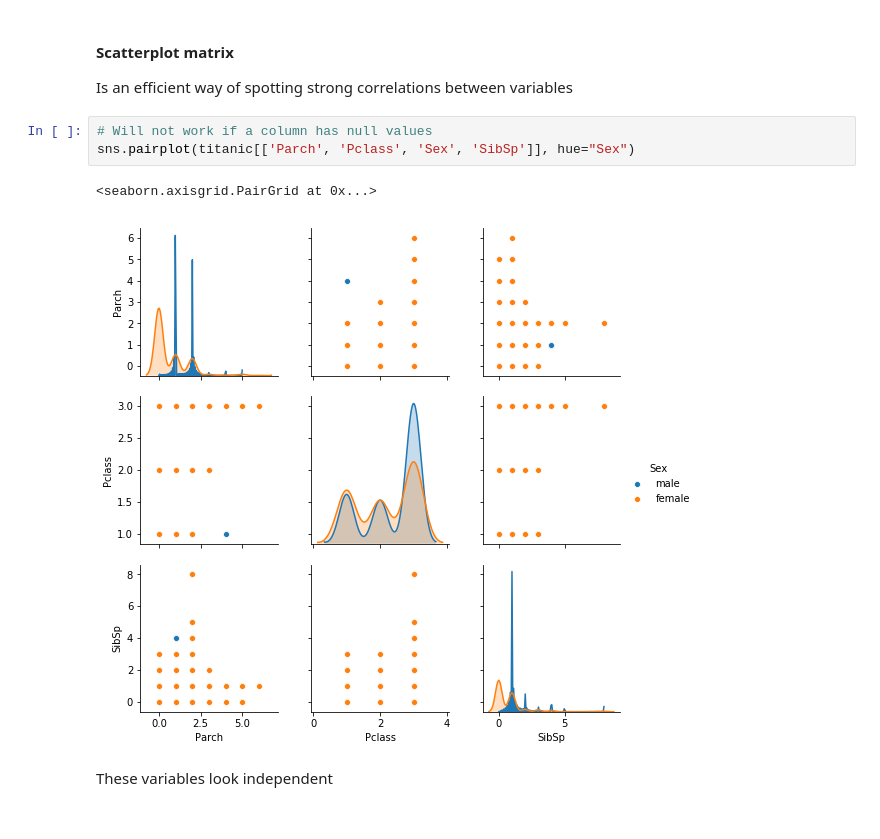
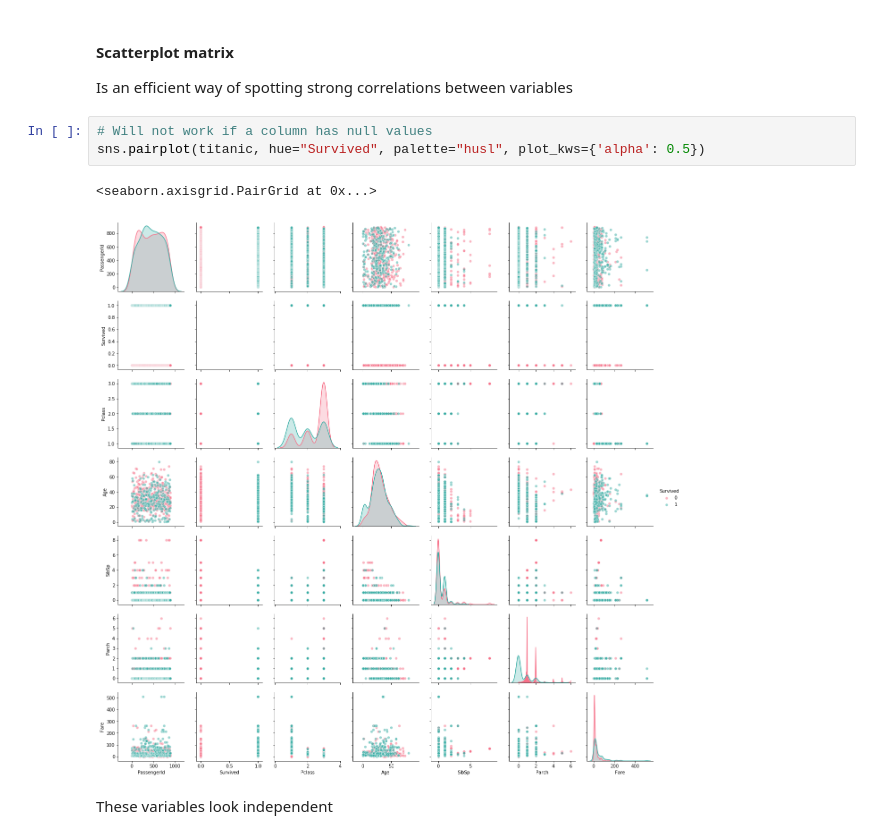
Before and after one commit to defvol/datasci-flow, a Jupyter notebook: eda.ipynb, the cells around one changed output. Cells and saved outputs as stored; diff of their text form.

Commit message:
Use all features in scattermatrix and hue Survival

```diff
--- a/eda.ipynb
+++ b/eda.ipynb
@@ -214,10 +214,10 @@ Fare for group Q (median) 7.75
 Is an efficient way of spotting strong correlations between variables
 # %%
 # Will not work if a column has null values
-sns.pairplot(titanic[['Parch', 'Pclass', 'Sex', 'SibSp']], hue="Sex")
+sns.pairplot(titanic, hue="Survived", palette="husl", plot_kws={'alpha': 0.5})
 # %% [output]
 <seaborn.axisgrid.PairGrid at 0x...>
-[figure, old version]
+[figure, new version]
 # %% [markdown]
 These variables look independent
 # %% [markdown]
```
